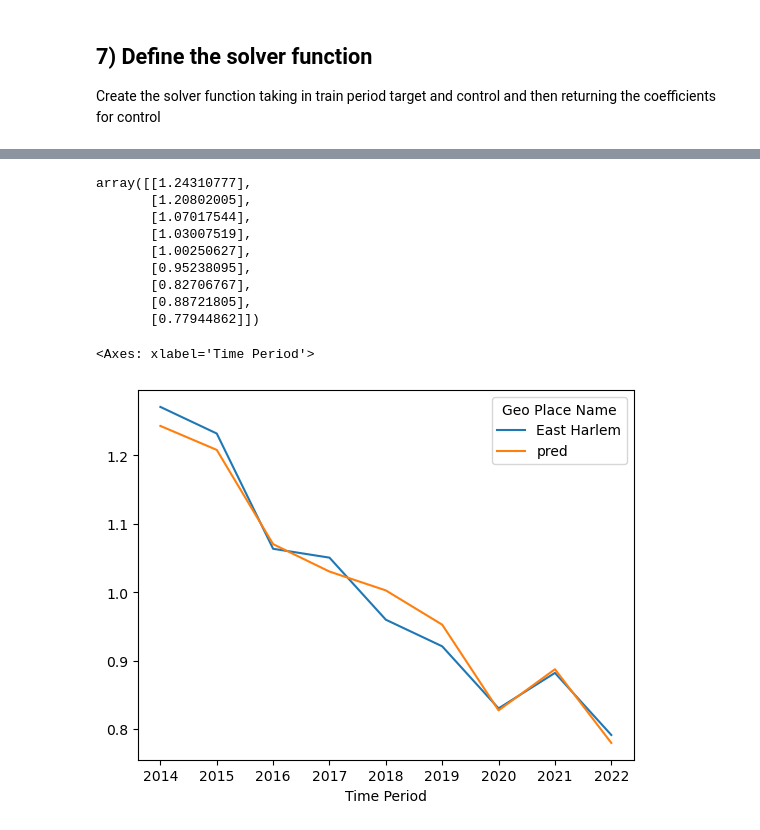
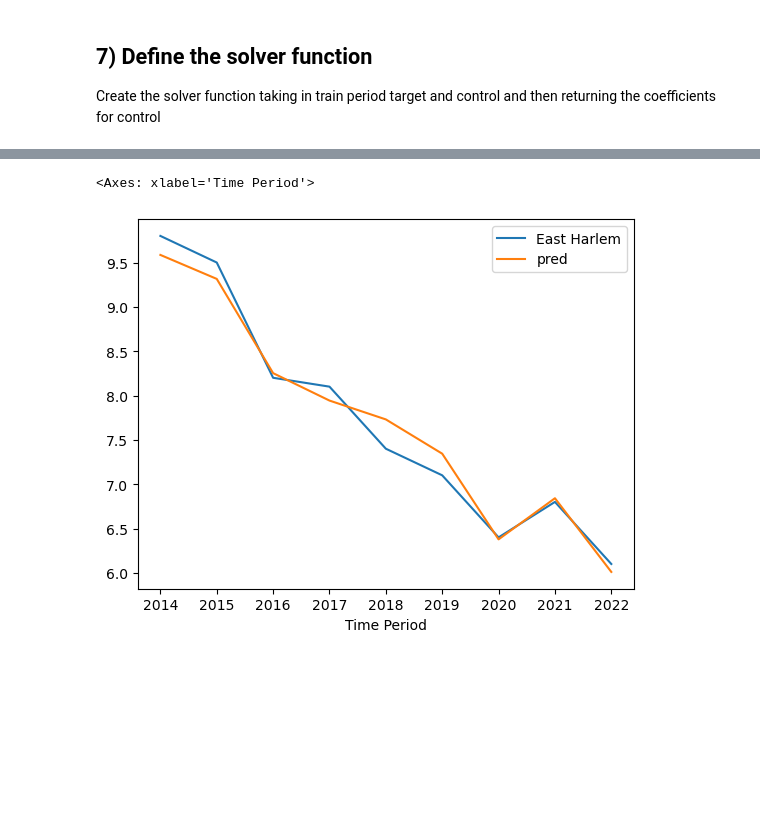
Before and after one commit to a51097/solver-algorithm, a Jupyter notebook: solver.ipynb, the cells around one changed output, grey strips where cells are left out. Saved outputs shown, nothing was run; the diff lists cells and outputs as text; code cells hidden in the pictures; blank space fills up the shorter version.

```diff
--- a/solver.ipynb
+++ b/solver.ipynb
@@ -171,21 +175,15 @@ coefficients = solver(
 # %%
-pred_target = np.dot(df_control_validation, coefficients)
-pred_target = pred_target/pred_target.mean()
-pred_target
+# calculate the predicted
+predicted_target = np.dot(df_control_validation, coefficients)
+predicted_target_normalized = predicted_target/predicted_target.mean()
+
+# scale the predicted values to the scale of the target
+target_validation_mean = df_target_validation.sum(axis=1).mean()
+df_final = df_target_validation.copy()
+df_final['pred'] = [x[0] * target_validation_mean for x in predicted_target_normalized]
+
+# plot the predicted and the actual during the validation period
+df_final.plot()
 # %% [output]
-array([[1.24310777],
-       [1.20802005],
-       [1.07017544],
-       [1.03007519],
-       [1.00250627],
-       [0.95238095],
-       [0.82706767],
-       [0.88721805],
-       [0.77944862]])
+<Axes: xlabel='Time Period'>
+[figure, added]
-# %%
-df_final = df_target_validation/df_target_validation.mean()
-df_final['pred'] = pred_target
-df_final.plot()
-# %% [output]
-<Axes: xlabel='Time Period'>
-[figure, removed]
```
Also changed, not shown: parts of 3 cells of this notebook.
